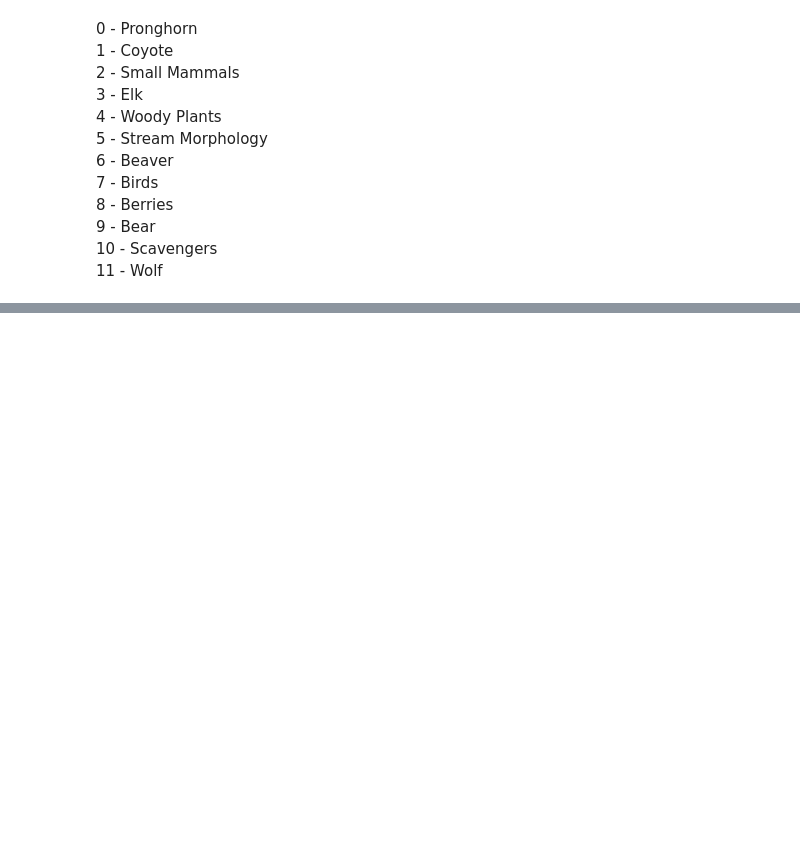
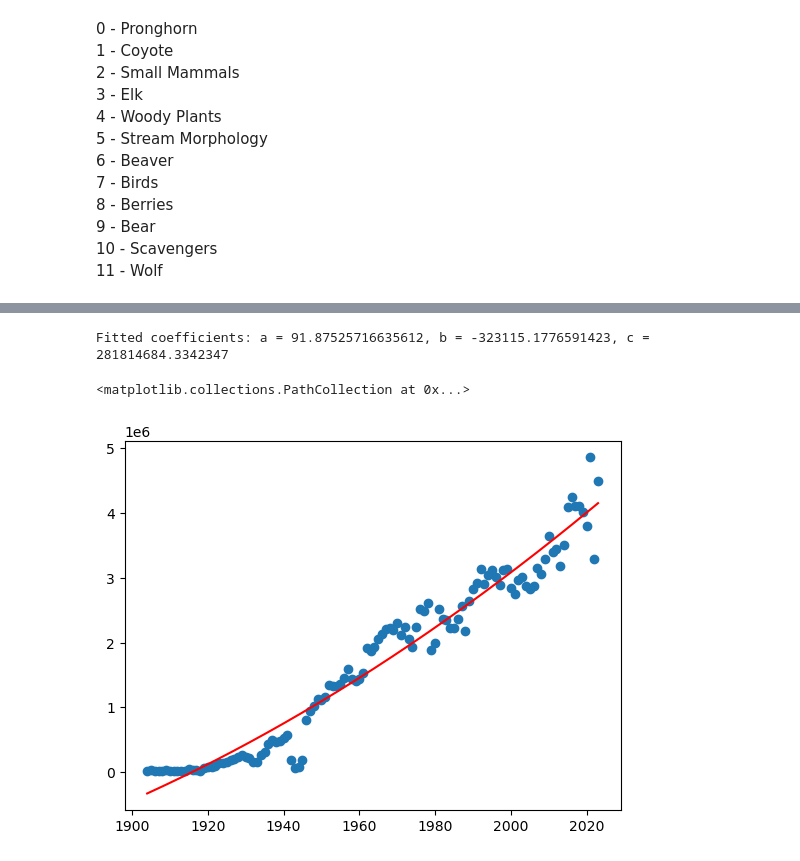
Before and after one commit to jklancaster0909/Ensemble-Ecosystem-Model, a Jupyter notebook: EEM.ipynb, the cells around one changed output, grey strips where cells are left out. Drawn from its saved outputs; the diff is of its cells as text; code cells hidden in the pictures; blank space fills up the shorter version.

```diff
--- a/EEM.ipynb
+++ b/EEM.ipynb
@@ -18 +24,18 @@ np.set_printoptions(threshold=sys.maxsize, precision=2, suppress=True)
+# %%
+current_directory = os.path.dirname(os.path.abspath('Ensemble-Ecosystem-Model'))
+file_name = 'Annual Park Recreation Visitation (1904 - Last Calendar Year).csv'
+file_path = os.path.join(current_directory, file_name)
+
+data = []
+with open(file_path, mode="r") as file:
+    reader = csv.reader(file)
+    count = 0
+    for row in reader:
+        count += 1
+        if count > 4 and len(row) > 2:
+            year = int(row[0])
+            visitor_num = int(row[1].replace(",", ""))
+            total_pop = int(row[2].replace(",", ""))
+            data.append([year, visitor_num, total_pop])
+population_data = np.vstack(np.array(data))
 # %%
@@ -208,0 +227,19 @@ KeyboardInterrupt:
+# %%
+x_data = population_data[:, 0]
+y_data = population_data[:, 1]
+
+coefficients = np.polyfit(x_data, y_data, 2)
+
+a, b, c = coefficients
+print(f"Fitted coefficients: a = {a}, b = {b}, c = {c}")
+
+x_fit = np.linspace(min(x_data), max(x_data), 500)  # Fine-grained x for smooth curve
+y_fit = a * x_fit**2 + b * x_fit + c
+
+plt.plot(x_fit, y_fit, label=f"Fitted Curve: $y = {a:.2e}x^2 + {b:.2e}x + {c:.2e}$", color="red")
+# plt.yscale('linear')
+plt.scatter(x_data, y_data)
+# %% [output]
+Fitted coefficients: a = 91.87525716635612, b = -323115.1776591423, c = 281814684.3342347
+<matplotlib.collections.PathCollection at 0x...>
+[figure, added]
```
Also changed, not shown: parts of 5 cells of this notebook.
